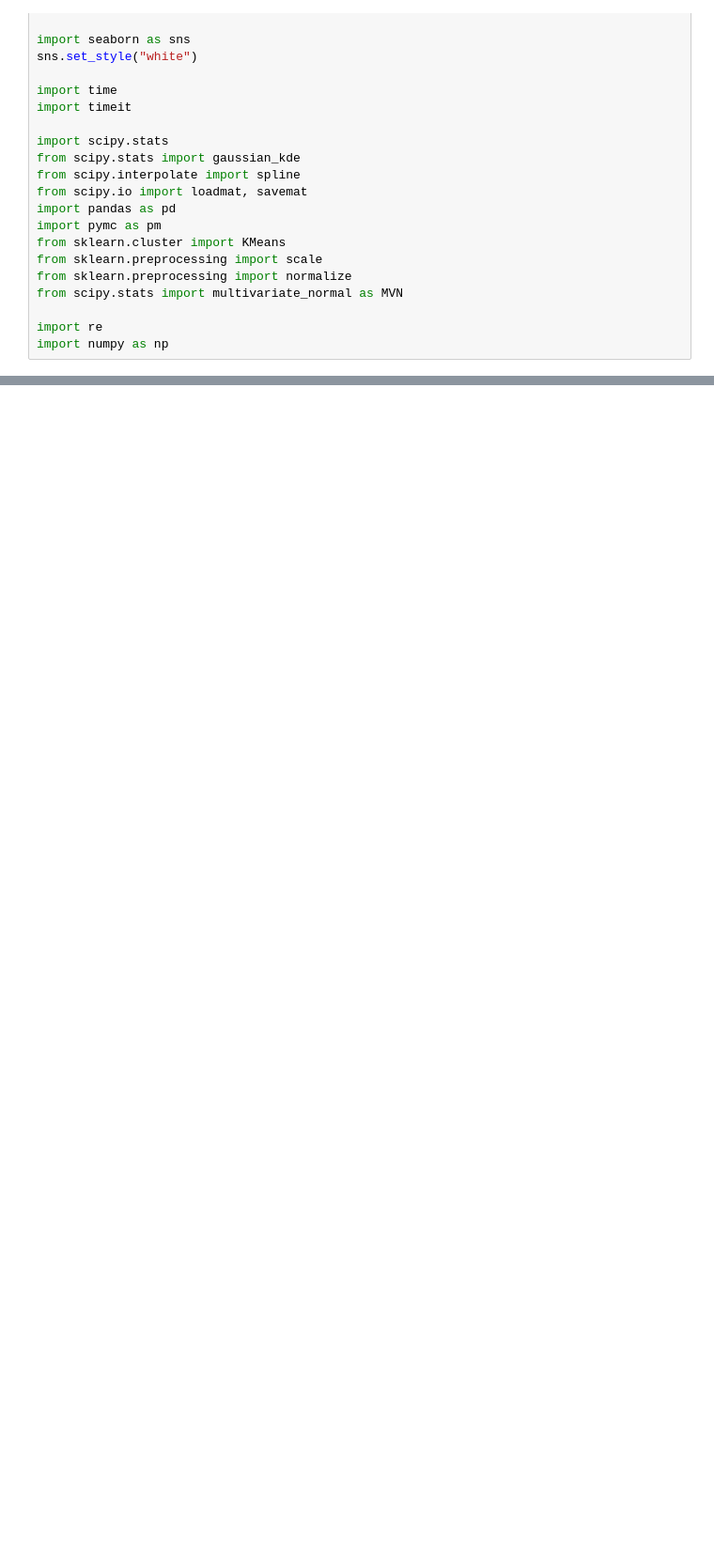
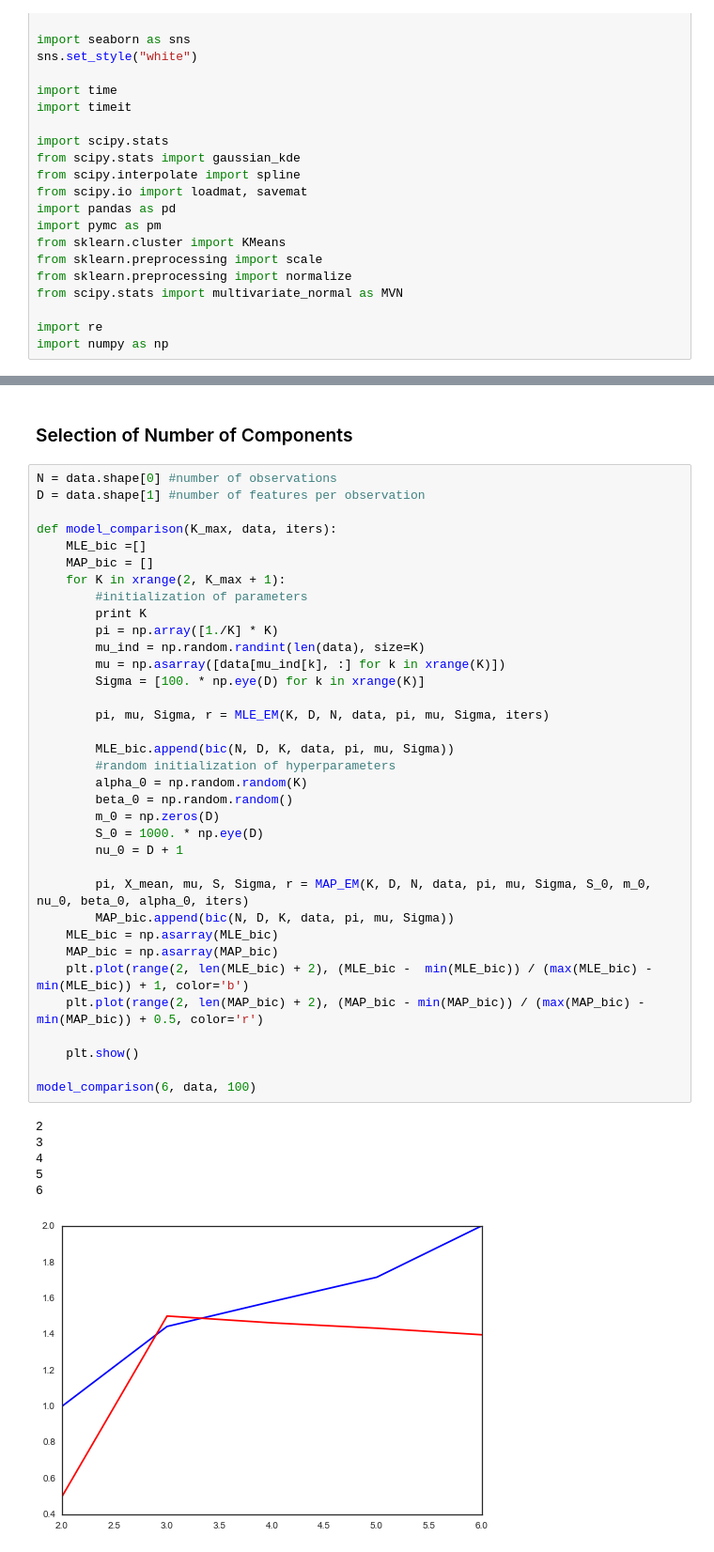
Before and after one commit to onefishy/Boston311, a Jupyter notebook: Code/EM for MLE and MAP.ipynb, the cells around one changed output, grey strips where cells are left out. Shown at 94% size. Saved outputs shown, nothing was run; the diff lists cells and outputs as text; blank space fills up the shorter version.

```diff
--- a/Code/EM for MLE and MAP.ipynb
+++ b/Code/EM for MLE and MAP.ipynb
@@ -681,0 +655,44 @@ plt.show()
+# %% [markdown]
+### Selection of Number of Components
+# %%
+N = data.shape[0] #number of observations
+D = data.shape[1] #number of features per observation
+
+def model_comparison(K_max, data, iters):
+    MLE_bic =[]
+    MAP_bic = []
+    for K in xrange(2, K_max + 1):
+        #initialization of parameters
+        print K
+        pi = np.array([1./K] * K)
+        mu_ind = np.random.randint(len(data), size=K)
+        mu = np.asarray([data[mu_ind[k], :] for k in xrange(K)])
+        Sigma = [100. * np.eye(D) for k in xrange(K)]
+
+        pi, mu, Sigma, r = MLE_EM(K, D, N, data, pi, mu, Sigma, iters)
+
+        MLE_bic.append(bic(N, D, K, data, pi, mu, Sigma))
+        #random initialization of hyperparameters
+        alpha_0 = np.random.random(K)
+        beta_0 = np.random.random()
+        m_0 = np.zeros(D)
+        S_0 = 1000. * np.eye(D)
+        nu_0 = D + 1
+
+        pi, X_mean, mu, S, Sigma, r = MAP_EM(K, D, N, data, pi, mu, Sigma, S_0, m_0, nu_0, beta_0, alpha_0, iters)
+        MAP_bic.append(bic(N, D, K, data, pi, mu, Sigma))
+    MLE_bic = np.asarray(MLE_bic)
+    MAP_bic = np.asarray(MAP_bic)
+    plt.plot(range(2, len(MLE_bic) + 2), (MLE_bic -  min(MLE_bic)) / (max(MLE_bic) - min(MLE_bic)) + 1, color='b')
+    plt.plot(range(2, len(MAP_bic) + 2), (MAP_bic - min(MAP_bic)) / (max(MAP_bic) - min(MAP_bic)) + 0.5, color='r')
+
+    plt.show()
+
+model_comparison(6, data, 100)
+# %% [output]
+2
+3
+4
+5
+6
+[figure, added]
```
Also changed, not shown: parts of 44 cells of this notebook, 1 other file.
